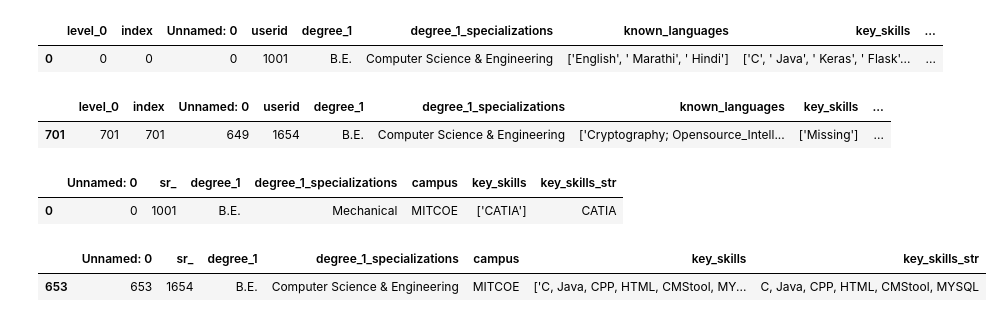
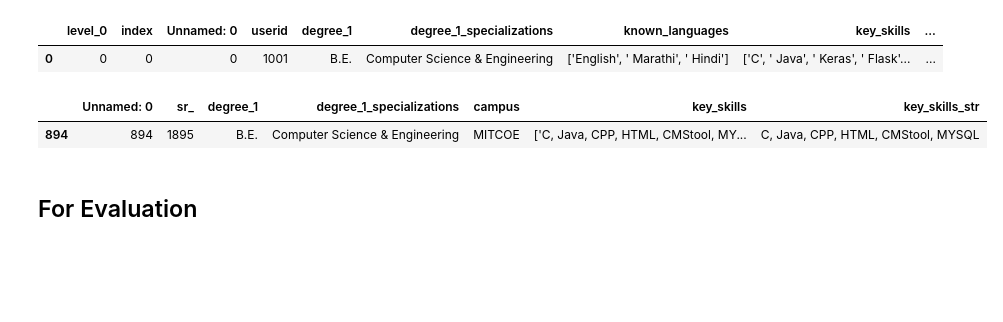
Before and after one commit to britneyv/Personalised-Course-Recommender-System, a Jupyter notebook: Content-Filtering_Experiments.ipynb, the cells around one changed output. Cells and saved outputs as stored; diff of their text form; code cells hidden in the pictures; blank space fills up the shorter version.

```diff
--- a/Content-Filtering_Experiments.ipynb
+++ b/Content-Filtering_Experiments.ipynb
@@ -930,18 +450,10 @@ user_dataset[user_dataset["userid"] == "1001"]
 # %% [output]
 |  | level_0 | index | Unnamed: 0 | userid | degree_1 | degree_1_specializations | known_languages | key_skills | ... |
 | 0 | 0 | 0 | 0 | 1001 | B.E. | Computer Science & Engineering | ['English', ' Marathi', ' Hindi'] | ['C', ' Java', ' Keras', ' Flask'... | ... |
-# %%
-user_dataset[user_dataset["userid"] == "1654"] #doesnt match the user so not output user
-# %% [output]
-|  | level_0 | index | Unnamed: 0 | userid | degree_1 | degree_1_specializations | known_languages | key_skills | ... |
-| 701 | 701 | 701 | 649 | 1654 | B.E. | Computer Science & Engineering | ['Cryptography; Opensource_Intell... | ['Missing'] | ... |
-# %%
-course_dataset[course_dataset["sr_"] == 1001] #doesnt match the course rec so not input course
-# %% [output]
-|  | Unnamed: 0 | sr_ | degree_1 | degree_1_specializations | campus | key_skills | key_skills_str |
-| 0 | 0 | 1001 | B.E. | Mechanical | MITCOE | ['CATIA'] | CATIA |
 # %%
-course_dataset[course_dataset["sr_"] == 1654]
+course_dataset[course_dataset["sr_"] == 1895]
 # %% [output]
 |  | Unnamed: 0 | sr_ | degree_1 | degree_1_specializations | campus | key_skills | key_skills_str |
-| 653 | 653 | 1654 | B.E. | Computer Science & Engineering | MITCOE | ['C, Java, CPP, HTML, CMStool, MY... | C, Java, CPP, HTML, CMStool, MYSQL |
+| 894 | 894 | 1895 | B.E. | Computer Science & Engineering | MITCOE | ['C, Java, CPP, HTML, CMStool, MY... | C, Java, CPP, HTML, CMStool, MYSQL |
+# %% [markdown]
+## For Evaluation
```
Also changed, not shown: parts of 47 cells of this notebook, 9 other files.
